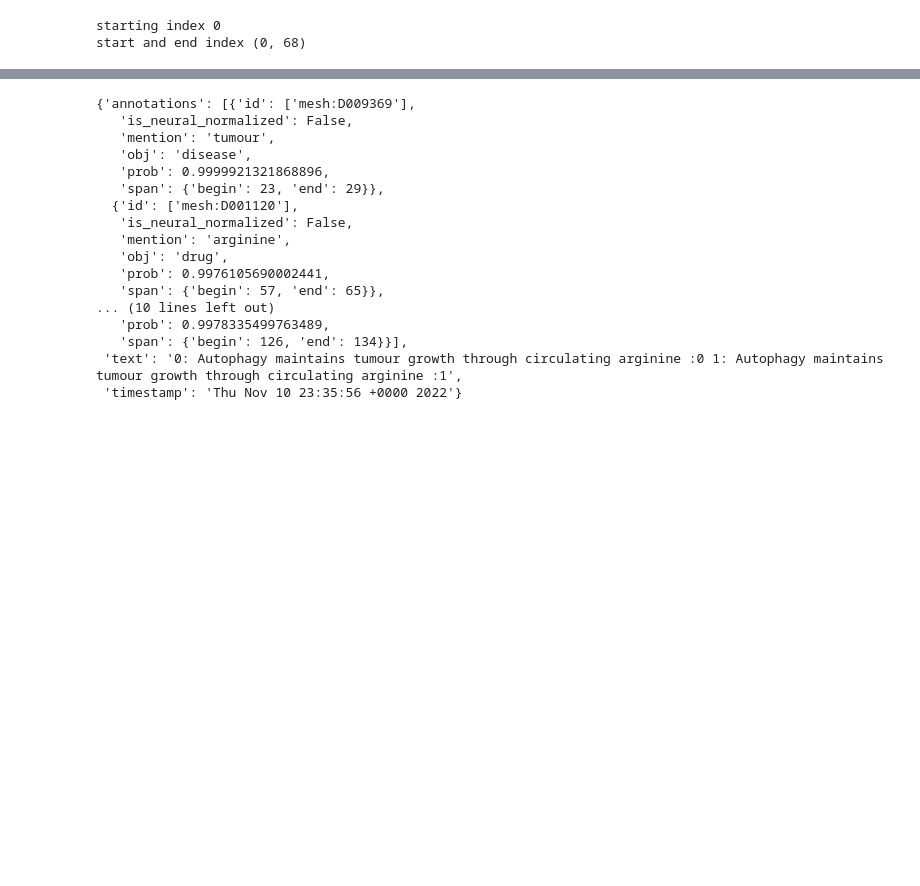
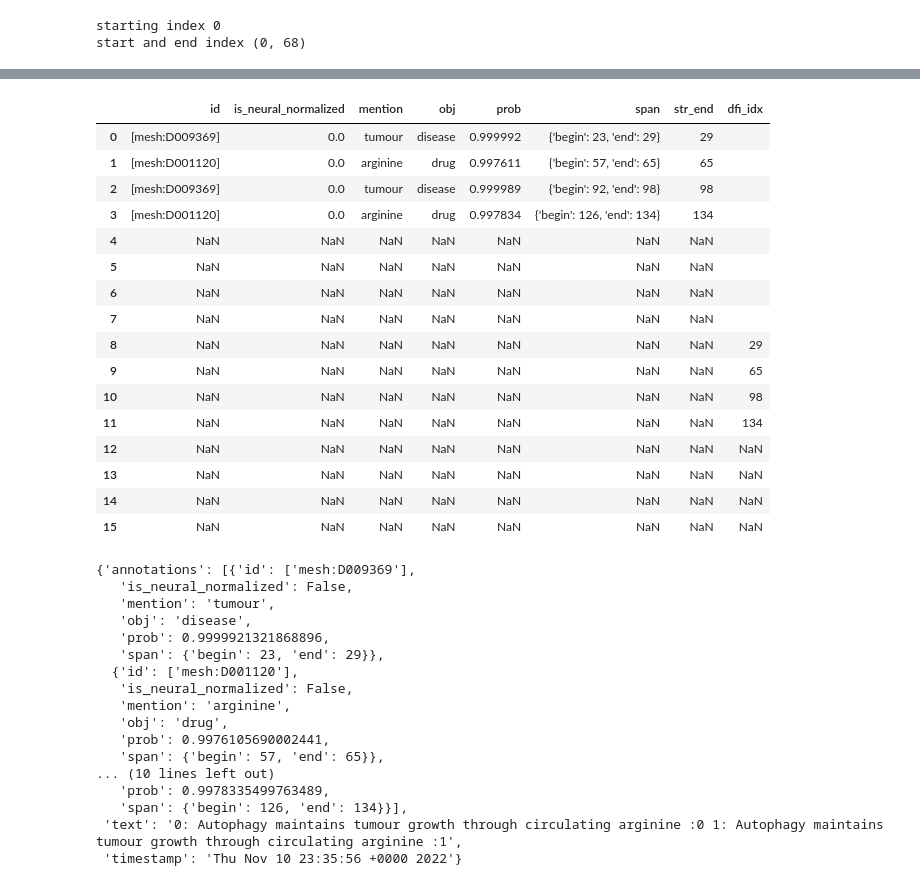
Before and after one commit to daveramseymusic/biobert-bern, a Jupyter notebook: nbs/01_biobertApi.ipynb, the cells around one changed output, grey strips where cells are left out. Saved outputs shown, nothing was run; the diff lists cells and outputs as text; code cells hidden in the pictures; blank space fills up the shorter version.

Commit message:
add regex stuff to match comments with their diseases

```diff
--- a/nbs/01_biobertApi.ipynb
+++ b/nbs/01_biobertApi.ipynb
@@ -163,0 +174,9 @@ x = output
+# %%
+dfi.reset_index(inplace=True)
+dfi.rename(columns={'index':'dfi_idx'},inplace=True)
+# %%
+for o,m in zip(dfi.index,dfi.span):
+    x,y = m #open span tuple
+    #write conditions for specific df rows
+    conds = (dfa.str_end > x) & (dfa.str_end < y)
+    dfa.loc[conds,'dfi_idx'] = o #save the index of the dfi span that fits to dfa
@@ -163,0 +214,2 @@ x = output
+# %%
+dfa['dfi_idx'] = ''
@@ -163,0 +222,3 @@ x = output
+# %%
+dfa.loc[(dfa.str_end < 66)&(dfa.str_end > 0),'dfi_idx'] = '0'
+dfa
@@ -164,3 +231,26 @@ x = output
+# %%
+dfa['dfi_idx'] = ''
+for o in dfa.str_end:
+    dfi_idx = o
+dfa
+# %% [output]
+|  | id | is_neural_normalized | mention | obj | prob | span | str_end | dfi_idx |
+| 0 | [mesh:D009369] | 0.0 | tumour | disease | 0.999992 | {'begin': 23, 'end': 29} | 29 |  |
+| 1 | [mesh:D001120] | 0.0 | arginine | drug | 0.997611 | {'begin': 57, 'end': 65} | 65 |  |
+| 2 | [mesh:D009369] | 0.0 | tumour | disease | 0.999989 | {'begin': 92, 'end': 98} | 98 |  |
+| 3 | [mesh:D001120] | 0.0 | arginine | drug | 0.997834 | {'begin': 126, 'end': 134} | 134 |  |
+| 4 | NaN | NaN | NaN | NaN | NaN | NaN | NaN |  |
+| 5 | NaN | NaN | NaN | NaN | NaN | NaN | NaN |  |
+| 6 | NaN | NaN | NaN | NaN | NaN | NaN | NaN |  |
+| 7 | NaN | NaN | NaN | NaN | NaN | NaN | NaN |  |
+| 8 | NaN | NaN | NaN | NaN | NaN | NaN | NaN | 29 |
+| 9 | NaN | NaN | NaN | NaN | NaN | NaN | NaN | 65 |
+| 10 | NaN | NaN | NaN | NaN | NaN | NaN | NaN | 98 |
+| 11 | NaN | NaN | NaN | NaN | NaN | NaN | NaN | 134 |
+| 12 | NaN | NaN | NaN | NaN | NaN | NaN | NaN | NaN |
+| 13 | NaN | NaN | NaN | NaN | NaN | NaN | NaN | NaN |
+| 14 | NaN | NaN | NaN | NaN | NaN | NaN | NaN | NaN |
+| 15 | NaN | NaN | NaN | NaN | NaN | NaN | NaN | NaN |
 # %%
 x
 # %% [output]
```
Also changed, not shown: parts of 32 cells of this notebook.
